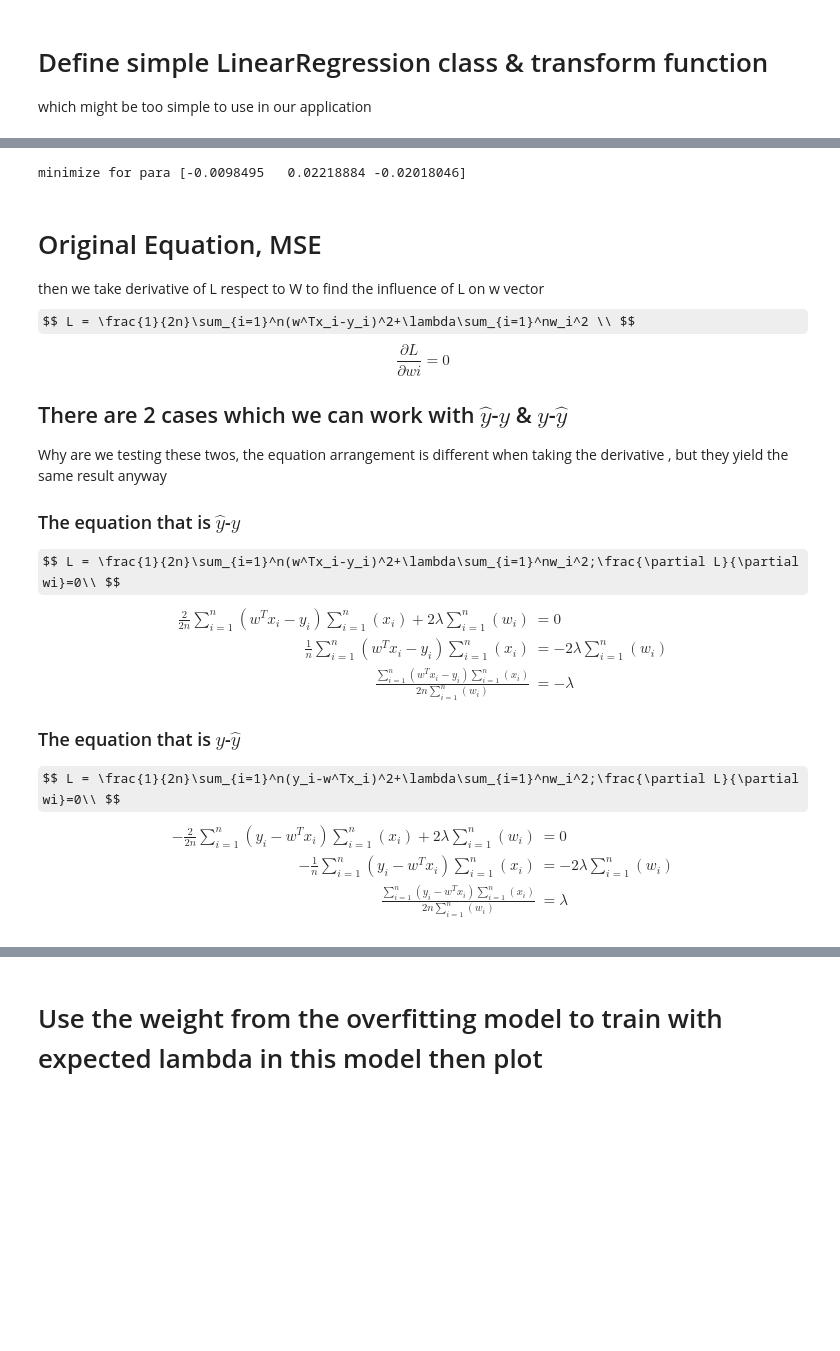
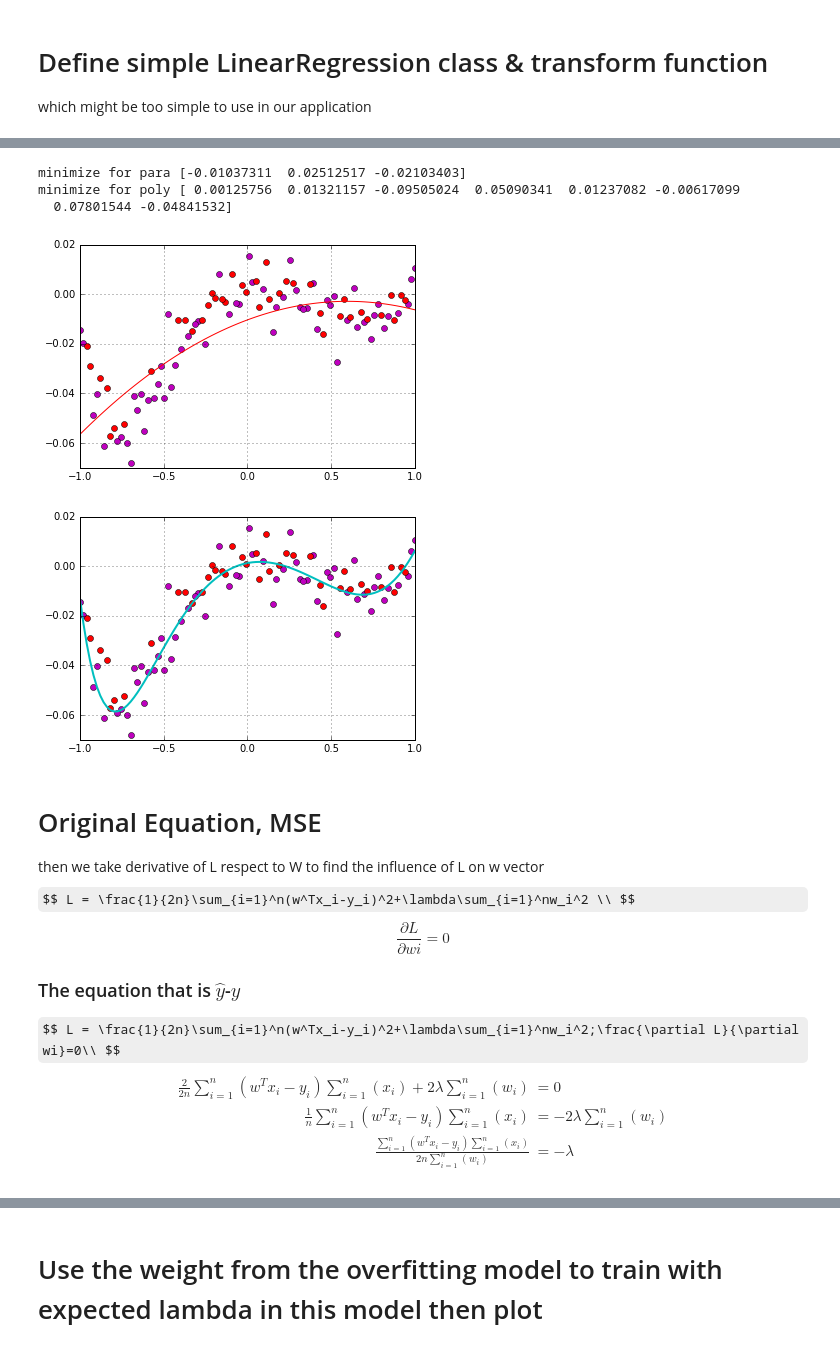
Before and after one commit to robroooh/ipynb_container, a Jupyter notebook: Regularization.ipynb, the cells around one changed output, grey strips where cells are left out. Drawn from its saved outputs; the diff is of its cells as text; code cells hidden in the pictures; some formulas as TeX source; blank space fills up the shorter version.

```diff
--- a/Regularization.ipynb
+++ b/Regularization.ipynb
@@ -118,53 +94,47 @@ class LinearRegression:
 # %%
-l = LinearRegression(toPara(x_train), y_train)
-l.set_lamb(0)
-res = minimize(l.cost, [0, 0, 0])
-print 'minimize for para', res.x
 plt.plot(x_train, y_train, 'mo')
 plt.plot(x_test, y_test, 'ro')
 plt.grid(True)
+
+l = LinearRegression(toNDegree(x_train,3), y_train)
+l.set_lamb(0)
+
+res = minimize(l.cost, np.zeros(3))
+print 'minimize for para', res.x
+
 l.set_w(res.x)
 l.drawlinepara()
 ######################
 
-nb_degree = 4000
+nb_degree = 8
 
 plt.figure()
 plt.plot(x_train, y_train, 'mo')
 plt.plot(x_test, y_test, 'ro')
 plt.grid(True)
+
 l2 = LinearRegression(toNDegree(x_train,nb_degree), y_train)
 l2.set_lamb(0)
+l2.set_nb_degree(nb_degree)
+
 res2 = minimize(l2.cost, np.zeros(nb_degree))
 print 'minimize for poly', res2.x
+
 l2.set_w(res2.x)
 l2.drawlinepoly()
 
 overfitted_weight = res2.x
-
-######################
-plt.figure()
-plt.plot(x_train, y_train, 'mo')
-plt.plot(x_test, y_test, 'ro')
-plt.grid(True)
-l3 = LinearRegression(toNDegree(x_train,nb_degree), y_train)
-l3.set_lamb(0.001)
-res3 = minimize(l3.cost, np.zeros(nb_degree))
-print 'minimize for poly2', res3.x
-l3.set_w(res3.x)
-l3.drawlinepoly()
 # %% [output]
-minimize for para [-0.0098495   0.02218884 -0.02018046]
+minimize for para [-0.01037311  0.02512517 -0.02103403]
+minimize for poly [ 0.00125756  0.01321157 -0.09505024  0.05090341  0.01237082 -0.00617099
+  0.07801544 -0.04841532]
+[figure, added]
+[figure, added]
 # %% [markdown]
 # Original Equation, MSE
 then we take derivative of L respect to W to find the influence of L on w vector
 $$ L = \frac{1}{2n}\sum_{i=1}^n(w^Tx_i-y_i)^2+\lambda\sum_{i=1}^nw_i^2 \\ $$
 $$ \frac{\partial L}{\partial wi}=0$$
-
-
-## There are 2 cases which we can work with $\hat{y}$-$y$ &  $y$-$\hat{y}$
-Why are we testing these twos, the equation arrangement is different when taking the derivative
-, but they yield the same result anyway
 
 ### The equation that is $\hat{y}$-$y$
 $$ L = \frac{1}{2n}\sum_{i=1}^n(w^Tx_i-y_i)^2+\lambda\sum_{i=1}^nw_i^2;\frac{\partial L}{\partial wi}=0\\ $$
@@ -175,17 +145,6 @@ $$
 \frac{\sum_{i=1}^n(w^Tx_i-y_i)\sum_{i=1}^n(x_i)}{2n\sum_{i=1}^n(w_i)} &= -\lambda
 \end{align}
 $$
-
-### The equation that is $y$-$\hat{y}$
-
-$$ L = \frac{1}{2n}\sum_{i=1}^n(y_i-w^Tx_i)^2+\lambda\sum_{i=1}^nw_i^2;\frac{\partial L}{\partial wi}=0\\ $$
-$$
-\begin{align}
--\frac{2}{2n}\sum_{i=1}^n(y_i-w^Tx_i)\sum_{i=1}^n(x_i) + 2\lambda\sum_{i=1}^n(w_i) & = 0 \\
--\frac{1}{n}\sum_{i=1}^n(y_i-w^Tx_i)\sum_{i=1}^n(x_i) & = -2\lambda\sum_{i=1}^n(w_i) \\
-\frac{\sum_{i=1}^n(y_i-w^Tx_i)\sum_{i=1}^n(x_i)}{2n\sum_{i=1}^n(w_i)} &= \lambda
-\end{align}
-$$
 # %% [markdown]
 # Define solve_for_lambda function
 which is the function what does exactly the same as the above equation to find the lambda
```
Also changed, not shown: parts of 10 cells of this notebook.
